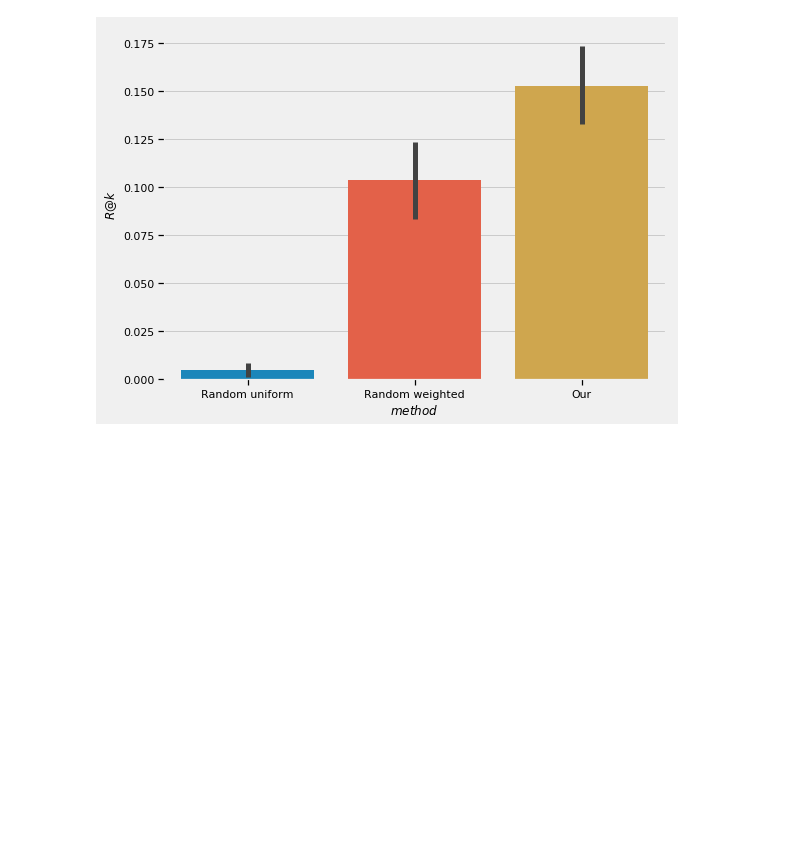
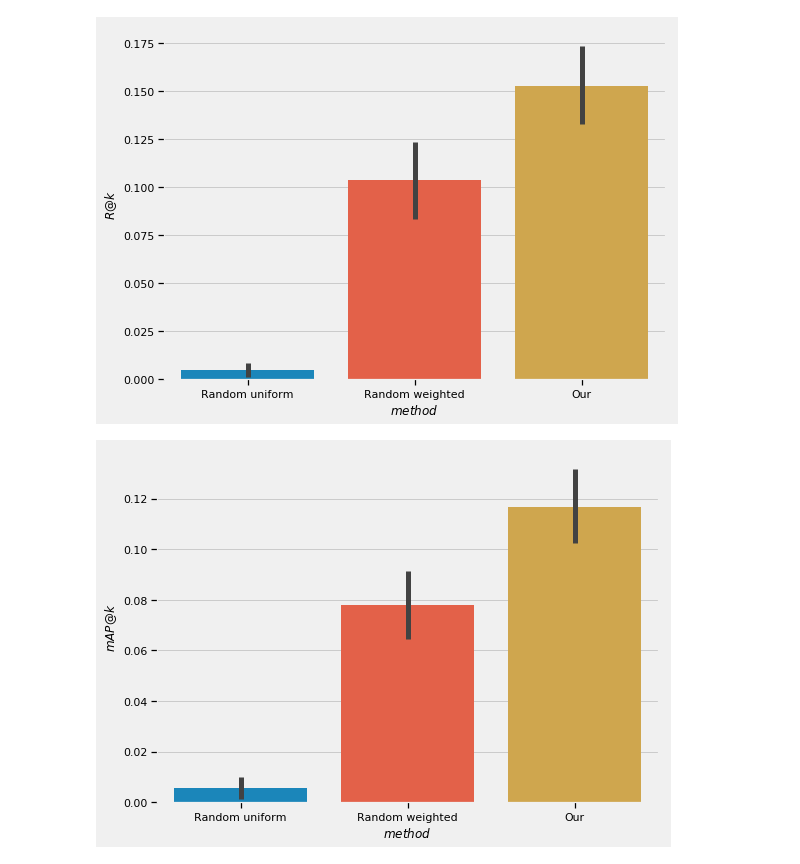
Before and after one commit to data-boars/hashtag-recommendation-project, a Jupyter notebook: notebooks/Grid Search Analysis.ipynb, the cells around one changed output. Saved outputs shown, nothing was run; the diff lists cells and outputs as text; code cells hidden in the pictures; blank space fills up the shorter version.

Commit message:
Added top 100 plotting and plotted results

```diff
--- a/notebooks/Grid Search Analysis.ipynb
+++ b/notebooks/Grid Search Analysis.ipynb
@@ -316,0 +315,13 @@ has
+# %%
+#d = gs_random_uniform[(gs_random_uniform['occurence_limit']==20) & (gs_all['ratio'] >0.9)]
+d = our_vs_rand.copy()
+d = d[d['K']==100]
+
+plt.figure(figsize=(8,6))
+ax = sns.barplot(d['method'], d['mAP'], errwidth=5)
+ax.set(xlabel='$method$', ylabel='$mAP@k$')
+# plt.title('Mean Average Precision with top 5 recommendations\nOur vs. baseline')
+
+plt.savefig('reports/mAP_top100.pdf', transparent=True)
+# %% [output]
+[figure, added]
```
Also changed, not shown: parts of 2 cells of this notebook, 2 other files.
